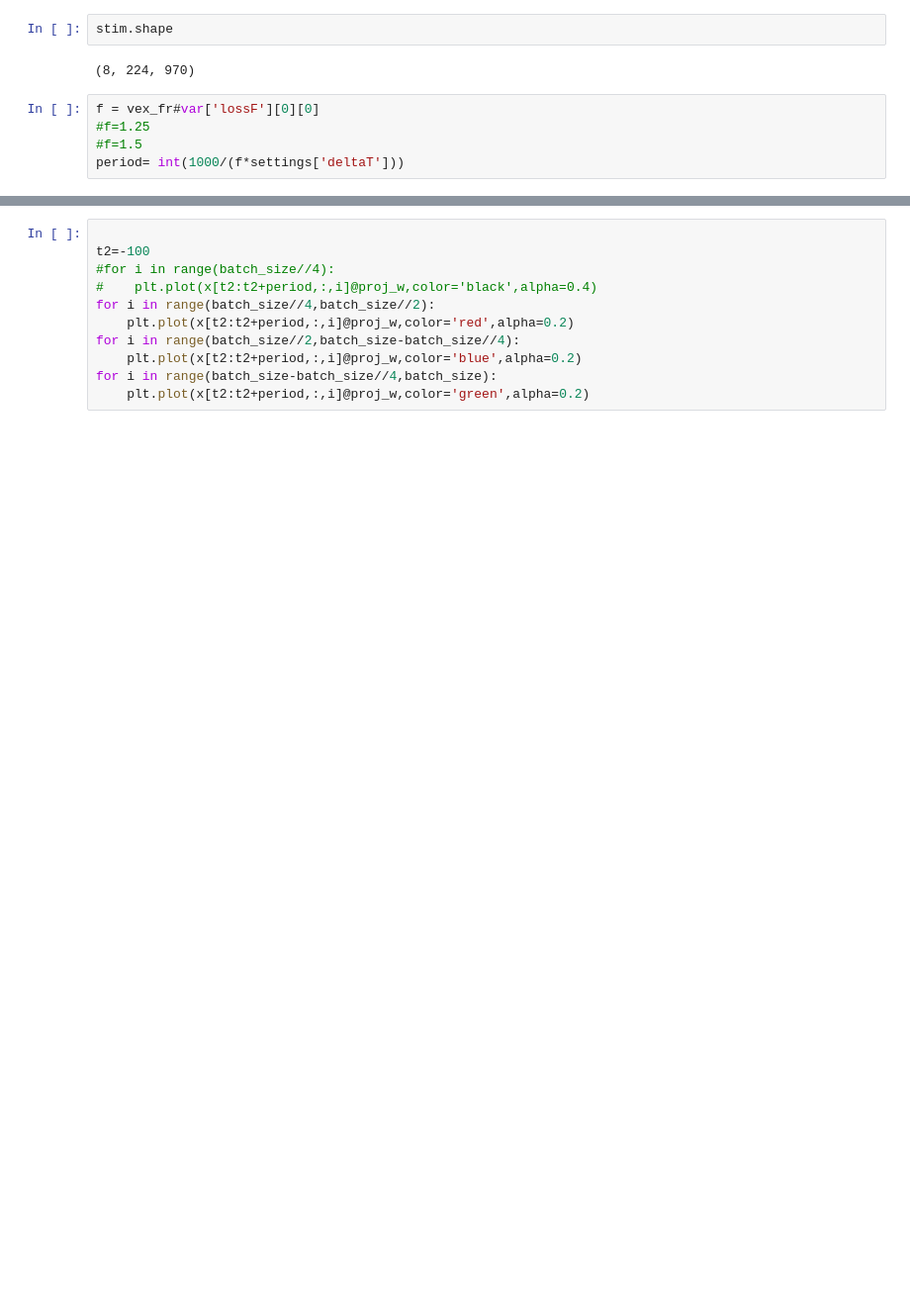
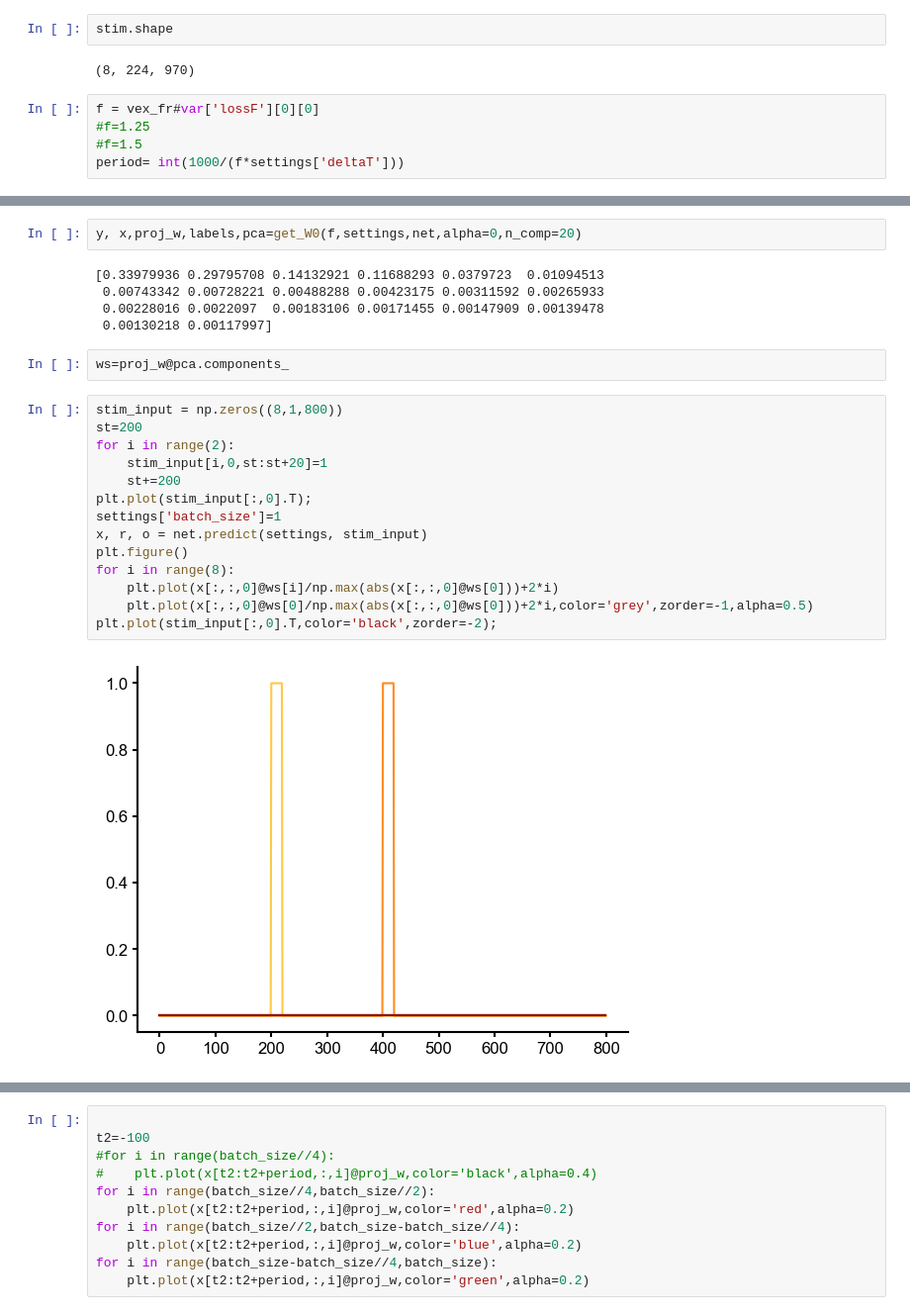
Before and after one commit to mackelab/sequence-memory, a Jupyter notebook: rnn_model/generate_figures/fig_5_b_to_e.ipynb, the cells around one changed output, grey strips where cells are left out. Shown at 99% size. Drawn from its saved outputs; the diff is of its cells as text; blank space fills up the shorter version.

```diff
--- a/rnn_model/generate_figures/fig_5_b_to_e.ipynb
+++ b/rnn_model/generate_figures/fig_5_b_to_e.ipynb
@@ -971,0 +1028,25 @@ array([ True,  True,  True, ...,  True,  True,  True])
+# %%
+y, x,proj_w,labels,pca=get_W0(f,settings,net,alpha=0,n_comp=20)
+# %% [output]
+[0.33979936 0.29795708 0.14132921 0.11688293 0.0379723  0.01094513
+ 0.00743342 0.00728221 0.00488288 0.00423175 0.00311592 0.00265933
+ 0.00228016 0.0022097  0.00183106 0.00171455 0.00147909 0.00139478
+ 0.00130218 0.00117997]
+# %%
+ws=proj_w@pca.components_
+# %%
+stim_input = np.zeros((8,1,800))
+st=200
+for i in range(2):
+    stim_input[i,0,st:st+20]=1
+    st+=200
+plt.plot(stim_input[:,0].T);
+settings['batch_size']=1
+x, r, o = net.predict(settings, stim_input)
+plt.figure()
+for i in range(8):
+    plt.plot(x[:,:,0]@ws[i]/np.max(abs(x[:,:,0]@ws[0]))+2*i)
+    plt.plot(x[:,:,0]@ws[0]/np.max(abs(x[:,:,0]@ws[0]))+2*i,color='grey',zorder=-1,alpha=0.5)
+plt.plot(stim_input[:,0].T,color='black',zorder=-2);
+# %% [output]
+[figure, added]
```
Also changed, not shown: parts of 47 cells of this notebook, 4 other files.
